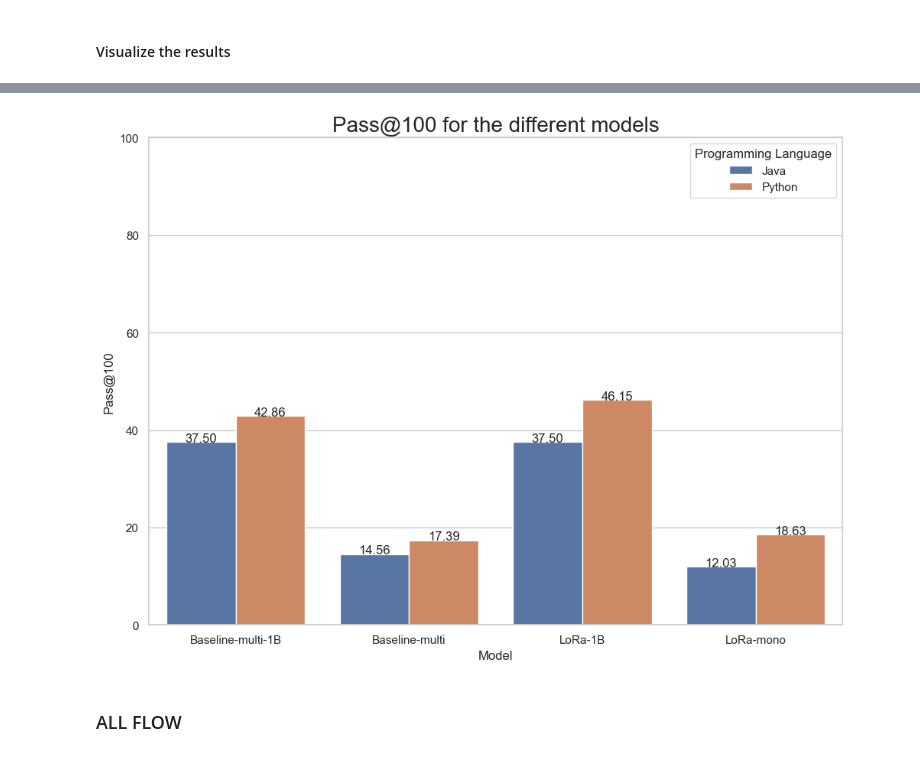
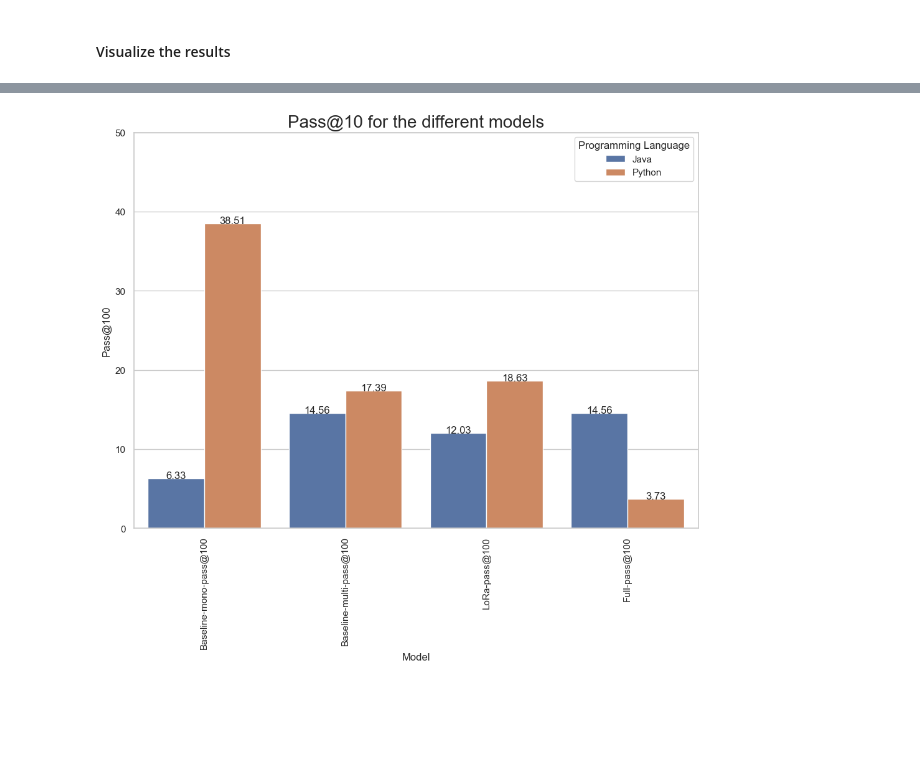
Before and after one commit to ammarnasr/LLM-for-code-intelligence, a Jupyter notebook: Evaluation/MultiPL-E/demo.ipynb, the cells around one changed output, grey strips where cells are left out. Drawn from its saved outputs; the diff is of its cells as text; code cells hidden in the pictures; blank space fills up the shorter version.

```diff
--- a/Evaluation/MultiPL-E/demo.ipynb
+++ b/Evaluation/MultiPL-E/demo.ipynb
@@ -64,43 +128,40 @@ results = {}
 for f in results_files:
     with open(os.path.join('res', f)) as json_file:
         results[f] = json.load(json_file)
-['Baseline', 'LoRa-V3-2000',
-       'codegne_finetuned_LoRa_the_stack_java_v5_checkpoint_1000_humaneval_java',
-       'codegne_finetuned_LoRa_the_stack_java_v5_checkpoint_1000_humaneval_py',
-       'Full-V3-1000']
-#Models Short Names
 model_names_dict = {
-    # 'codegen_350M_mono_humaneval_py': 'Baseline-mono',
-    # 'codegen_350M_mono_humaneval_java': 'Baseline-mono',
+    # 'codegen2_1B_humaneval_java': 'Baseline-1B-pass@100',
+    # 'codegen2_1B_humaneval_py': 'Baseline-1B-pass@100',
+    'codegen_350M_mono_humaneval_java': 'Baseline-mono-pass@100',
+    'codegen_350M_mono_humaneval_py': 'Baseline-mono-pass@100',
+    'codegen_350M_multi_humaneval_java': 'Baseline-multi-pass@100',
+    'codegen_350M_multi_humaneval_py': 'Baseline-multi-pass@100',
+    'codegne_finetuned_LoRa_the_stack_java_v5_checkpoint_3000_humaneval_java': 'LoRa-pass@100',
+    'codegne_finetuned_LoRa_the_stack_java_v5_checkpoint_3000_humaneval_py': 'LoRa-pass@100',
+    'codegne_finetuned_the_stack_java_v3_checkpoint_1000_humaneval_java': 'Full-pass@100',
+    'codegne_finetuned_the_stack_java_v3_checkpoint_1000_humaneval_py': 'Full-pass@100',
 
-    'codegen_350M_multi_humaneval_py': 'Baseline-multi',
-    'codegen_350M_multi_humaneval_java': 'Baseline-multi',
 
-    'codegen2_1B_humaneval_py': 'Baseline-multi-1B',
-    'codegen2_1B_humaneval_java': 'Baseline-multi-1B',
+    # 'codegen_java_LoRa_v6_run_2_checkpoint_5000_humaneval_py_pass_at_100_gen_config': 'LoRa-pass@100-new',
+    # 'codegen_java_LoRa_v6_run_2_checkpoint_5000_humaneval_java_pass_at_100_gen_config': 'LoRa-pass@100-new',
 
-    'codegne_finetuned_LoRa_the_stack_java_v5_checkpoint_3000_humaneval_java': 'LoRa-mono',
-    'codegne_finetuned_LoRa_the_stack_java_v5_checkpoint_3000_humaneval_py': 'LoRa-mono',
 
-    'codegne1B_finetuned_LoRa_the_stack_java_v5_checkpoint_800_humaneval_py': 'LoRa-1B',
-    'codegne1B_finetuned_LoRa_the_stack_java_v5_checkpoint_800_humaneval_java': 'LoRa-1B',
-
-    # 'codegne_finetuned_the_stack_java_v3_checkpoint_1000_humaneval_py': 'Full',
-    # 'codegne_finetuned_the_stack_java_v3_checkpoint_1000_humaneval_java': 'Full'
+    # 'codegen2_1B_humaneval_py_pass_at_10_gen_config': 'Baseline-1B-pass@10',
+    # 'codegen2_1B_humaneval_java_pass_at_10_gen_config': 'Baseline-1B-pass@10',
+    # 'codegen_350M_mono_humaneval_py_pass_at_10_gen_config': 'Baseline-mono-pass@10',
+    # 'codegen_350M_mono_humaneval_java_pass_at_10_gen_config': 'Baseline-mono-pass@10',
+    # 'codegen_350M_multi_humaneval_py_pass_at_10_gen_config': 'Baseline-multi-pass@10',
+    # 'codegen_350M_multi_humaneval_java_pass_at_10_gen_config': 'Baseline-multi-pass@10',
+    # 'codegen_java_LoRa_small_v6_run_2_checkpoint_10000_humaneval_py_pass_at_10_gen_config': 'LoRa-small-pass@10',
+    # 'codegen_java_LoRa_small_v6_run_2_checkpoint_10000_humaneval_java_pass_at_10_gen_config': 'LoRa-small-pass@10',
+    # 'codegen_java_LoRa_v6_run_2_checkpoint_5000_humaneval_py_pass_at_10_gen_config': 'LoRa-pass@10',
+    # 'codegen_java_LoRa_v6_run_2_checkpoint_5000_humaneval_java_pass_at_10_gen_config': 'LoRa-pass@10',
+    # 'codegen_java_Full_v6_run_2_checkpoint_10000_humaneval_py_pass_at_10_gen_config': 'Full-pass@10',
+    # 'codegen_java_Full_v6_run_2_checkpoint_10000_humaneval_java_pass_at_10_gen_config': 'Full-pass@10',
 }
 
 
 #Merge all the results into a single dataframe
-dict_df = {
-    'model': [],
-    'dataset': [],
-    'pass@10': [],
-    'pass@100': [],
-    'num_problems': [],
-    'min_completions': [],
-    'max_completions': [],
-    'programming_language': []
-}
+dict_df = { 'model': [], 'dataset': [], 'pass@10': [], 'pass@100': [], 'num_problems': [], 'min_completions': [], 'max_completions': [], 'programming_language': []}
 
 for model in results.keys():
     model_results = results[model]
@@ -108,6 +169,7 @@ for model in results.keys():
     if model_name in model_names_dict.keys():
         model_name = model_names_dict[model_name]
     else:
+        print('Model name not found in dict: ' + model_name)
         continue
     dataset_name = model_results['pass@10']['dataset']
     pass_10 = model_results['pass@10']['estimate']
@@ -131,33 +193,18 @@ for model in results.keys():
     dict_df['programming_language'].append(programming_language)
 
 df = pd.DataFrame(dict_df)
-
-#Drop the dataset column
 df = df.drop(columns=['dataset'])
-
-#Drop the min_completions and max_completions columns
 df = df.drop(columns=['min_completions', 'max_completions'])
-
-#Drop the num_problems column
-# df = df.drop(columns=['num_problems'])
-
-#Drop the LoRa-V3-2000 model
 df = df[df['model'] != 'LoRa-V3-2000']
-
-#Drop the LoRa-V5-1000 model
 df = df[df['model'] != 'LoRa-V5-1000']
-
-#Multiply the pass@10 and pass@100 by 100
 df['pass@10'] = df['pass@10'] * 100
 df['pass@100'] = df['pass@100'] * 100
 
-#Rename programming_language column to Programming Language, model to Model and pass@10 to Pass@10 and pass@100 to Pass@100
 df = df.rename(columns={'programming_language': 'Programming Language'})
 df = df.rename(columns={'model': 'Model'})
 df = df.rename(columns={'pass@10': 'Pass@10'})
 df = df.rename(columns={'pass@100': 'Pass@100'})
 
-#Rename java to Java and python to Python
 df['Programming Language'] = df['Programming Language'].replace({'java': 'Java', 'python': 'Python'})
 
 
@@ -165,9 +212,9 @@ df['Programming Language'] = df['Programming Language'].replace({'java': 'Java',
 #Plot the results
 sns.set_theme(style="whitegrid")
 ax = sns.barplot(x="Model", y="Pass@100", hue="Programming Language", data=df)
-ax.set_xticklabels(ax.get_xticklabels(), rotation=0)
+ax.set_xticklabels(ax.get_xticklabels(), rotation=90)
 #set the y axis to start at 0 and end at 50
-plt.ylim(0, 100)
+plt.ylim(0, 50)
 #writer the y values on top of the bars
 for p in ax.patches:
     height = p.get_height()
@@ -176,6 +223,6 @@ for p in ax.patches:
             '{:1.2f}'.format(height),
             ha="center")
 #Add a title in bigger font
-plt.title('Pass@100 for the different models', fontsize=20)
+plt.title('Pass@10 for the different models', fontsize=20)
 plt.show()
 # %% [output]
@@ -182 +247 @@ plt.show()
-[figure, old version]
+[figure, new version]
@@ -278,2 +247,0 @@ print(f'Precntage of improvement of Full over the Baseline for Python: {full_imp
-# %% [markdown]
-### ALL FLOW
```
Also changed, not shown: parts of 16 cells of this notebook, 16 other files.
